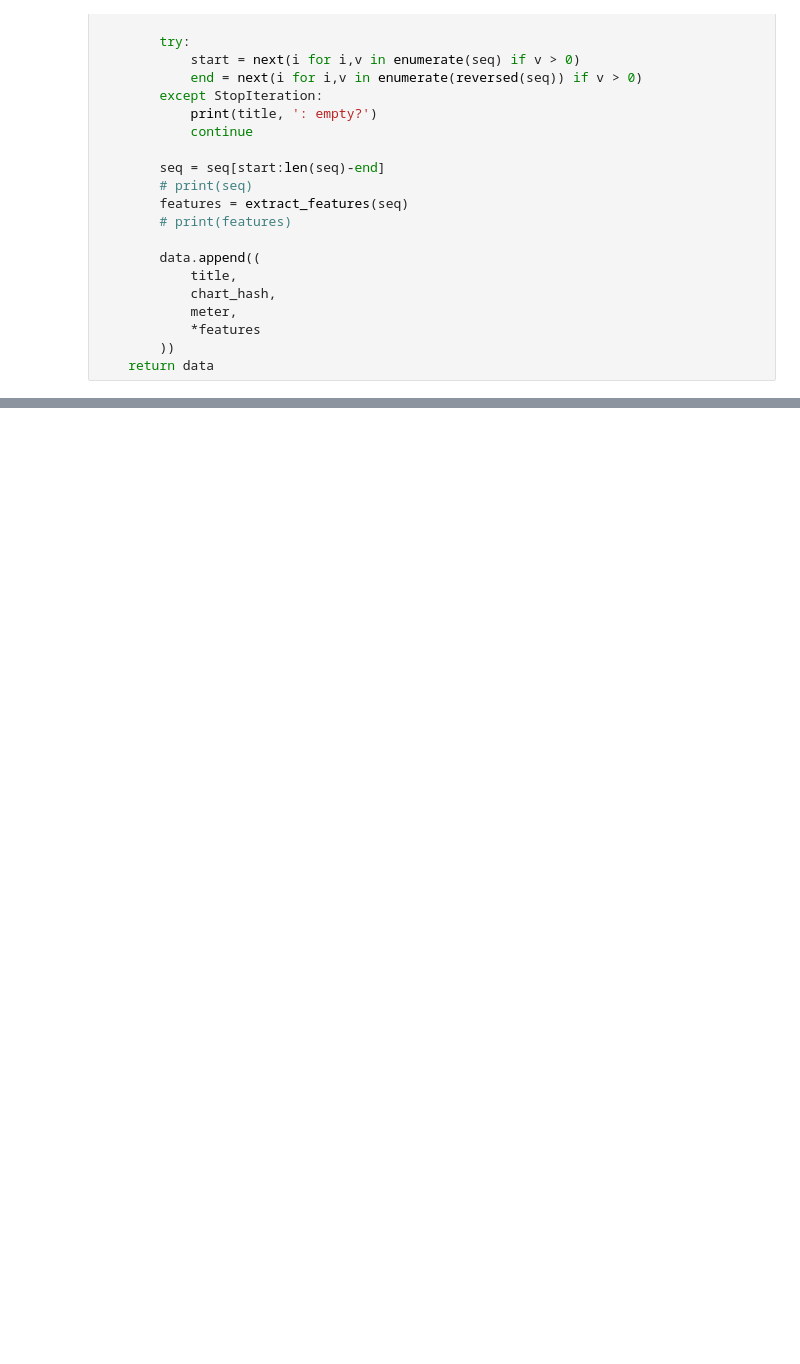
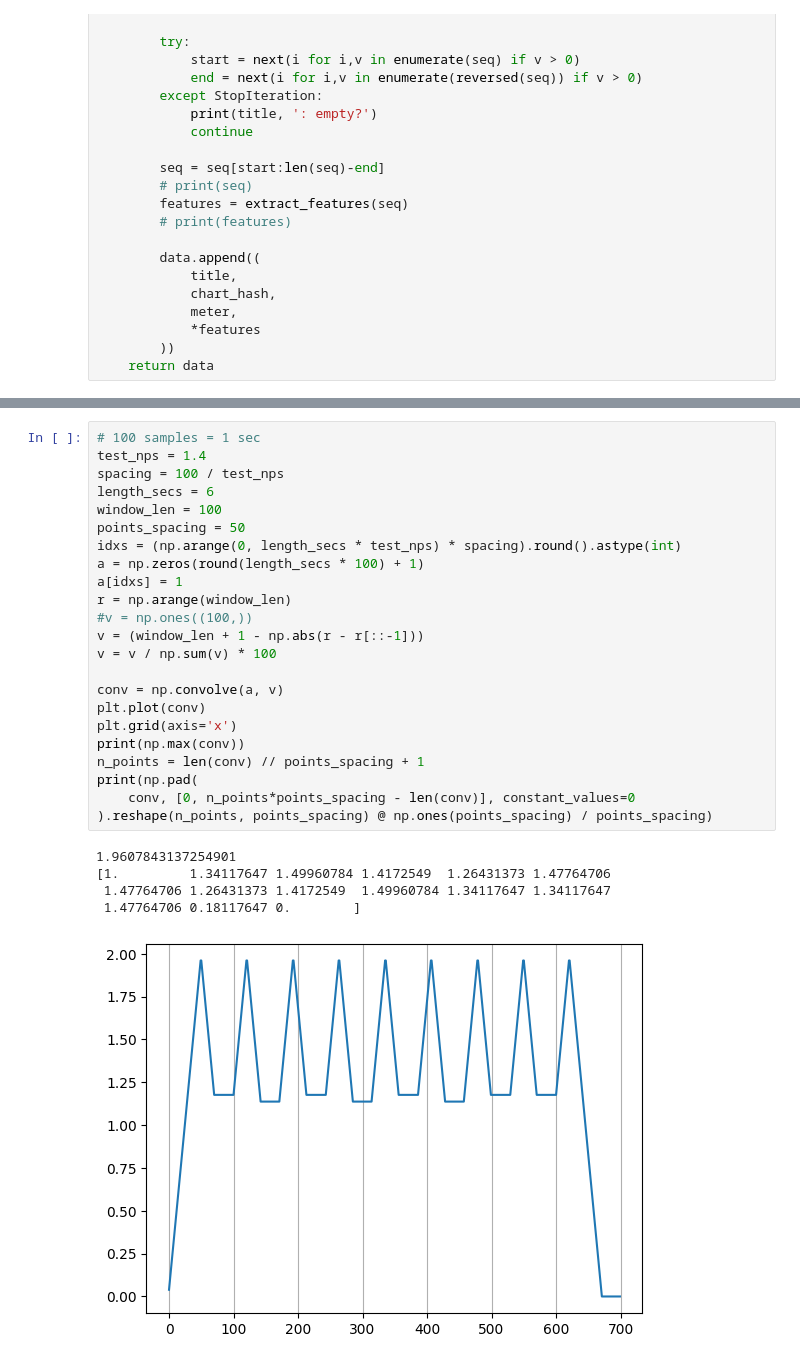
Before and after one commit to som1sezhi/itg-difficulty-predictor, a Jupyter notebook: nn_predict.ipynb, the cells around one changed output, grey strips where cells are left out. Drawn from its saved outputs; the diff is of its cells as text; blank space fills up the shorter version.

```diff
--- a/nn_predict.ipynb
+++ b/nn_predict.ipynb
@@ -886,2 +1003,31 @@ bokeh_display(X_real, y_real, test_df)
 [interactive output not drawn]
 [interactive output not drawn]
+# %%
+# 100 samples = 1 sec
+test_nps = 1.4
+spacing = 100 / test_nps
+length_secs = 6
+window_len = 100
+points_spacing = 50
+idxs = (np.arange(0, length_secs * test_nps) * spacing).round().astype(int)
+a = np.zeros(round(length_secs * 100) + 1)
+a[idxs] = 1
+r = np.arange(window_len)
+#v = np.ones((100,))
+v = (window_len + 1 - np.abs(r - r[::-1]))
+v = v / np.sum(v) * 100
+
+conv = np.convolve(a, v)
+plt.plot(conv)
+plt.grid(axis='x')
+print(np.max(conv))
+n_points = len(conv) // points_spacing + 1
+print(np.pad(
+    conv, [0, n_points*points_spacing - len(conv)], constant_values=0
+).reshape(n_points, points_spacing) @ np.ones(points_spacing) / points_spacing)
+# %% [output]
+1.9607843137254901
+[1.         1.34117647 1.49960784 1.4172549  1.26431373 1.47764706
+ 1.47764706 1.26431373 1.4172549  1.49960784 1.34117647 1.34117647
+ 1.47764706 0.18117647 0.        ]
+[figure, added]
```
Also changed, not shown: parts of 21 cells of this notebook, 27 other files.
